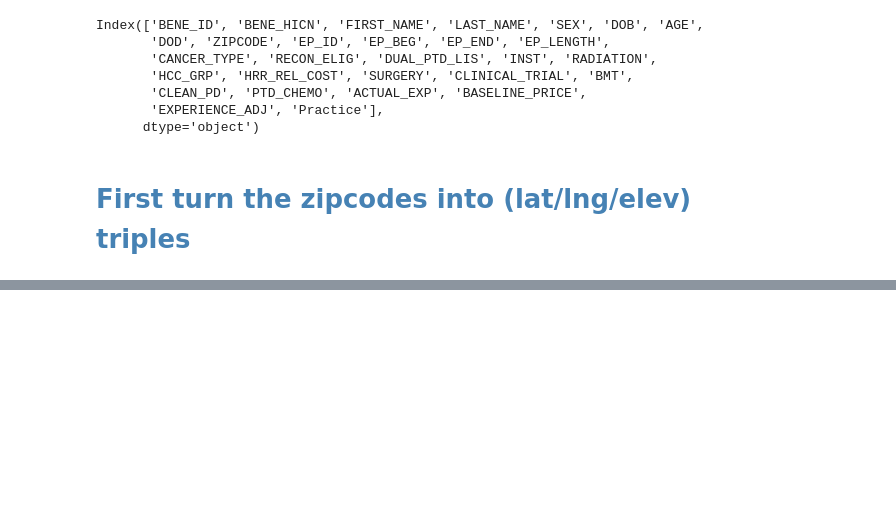
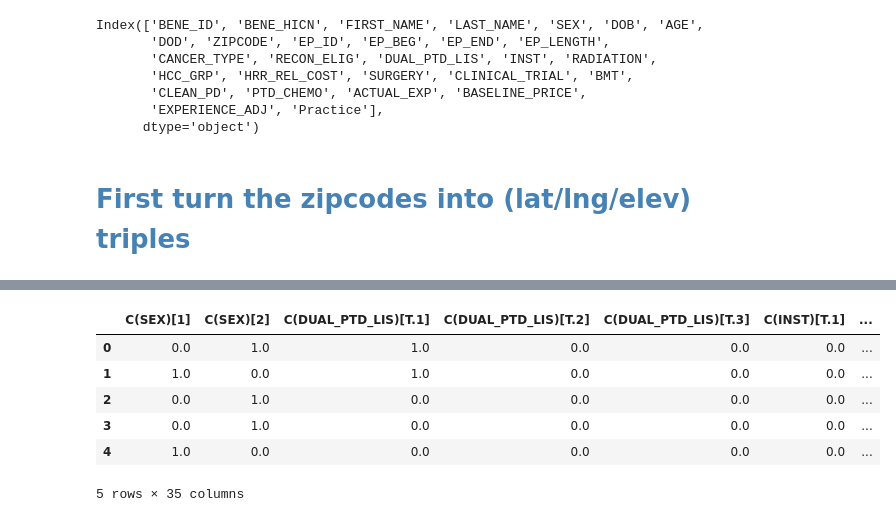
Before and after one commit to doolingdavid/RF_OCM, a Jupyter notebook: OCM_RF.ipynb, the cells around one changed output, grey strips where cells are left out. Cells and saved outputs as stored; diff of their text form; code cells hidden in the pictures; blank space fills up the shorter version.

```diff
--- a/OCM_RF.ipynb
+++ b/OCM_RF.ipynb
@@ -126,0 +180,12 @@ df['elevation'] = df['goodzip'].replace(d_zip_elev).copy()
+# %%
+df_forest = Xforest.copy()
+df_forest['ACTUAL_EXP'] = yforest.copy()
+df_forest.head()
+# %% [output]
+|  | C(SEX)[1] | C(SEX)[2] | C(DUAL_PTD_LIS)[T.1] | C(DUAL_PTD_LIS)[T.2] | C(DUAL_PTD_LIS)[T.3] | C(INST)[T.1] | ... |
+| 0 | 0.0 | 1.0 | 1.0 | 0.0 | 0.0 | 0.0 | ... |
+| 1 | 1.0 | 0.0 | 1.0 | 0.0 | 0.0 | 0.0 | ... |
+| 2 | 0.0 | 1.0 | 0.0 | 0.0 | 0.0 | 0.0 | ... |
+| 3 | 0.0 | 1.0 | 0.0 | 0.0 | 0.0 | 0.0 | ... |
+| 4 | 1.0 | 0.0 | 0.0 | 0.0 | 0.0 | 0.0 | ... |
+5 rows × 35 columns
```
Also changed, not shown: parts of 20 cells of this notebook.
